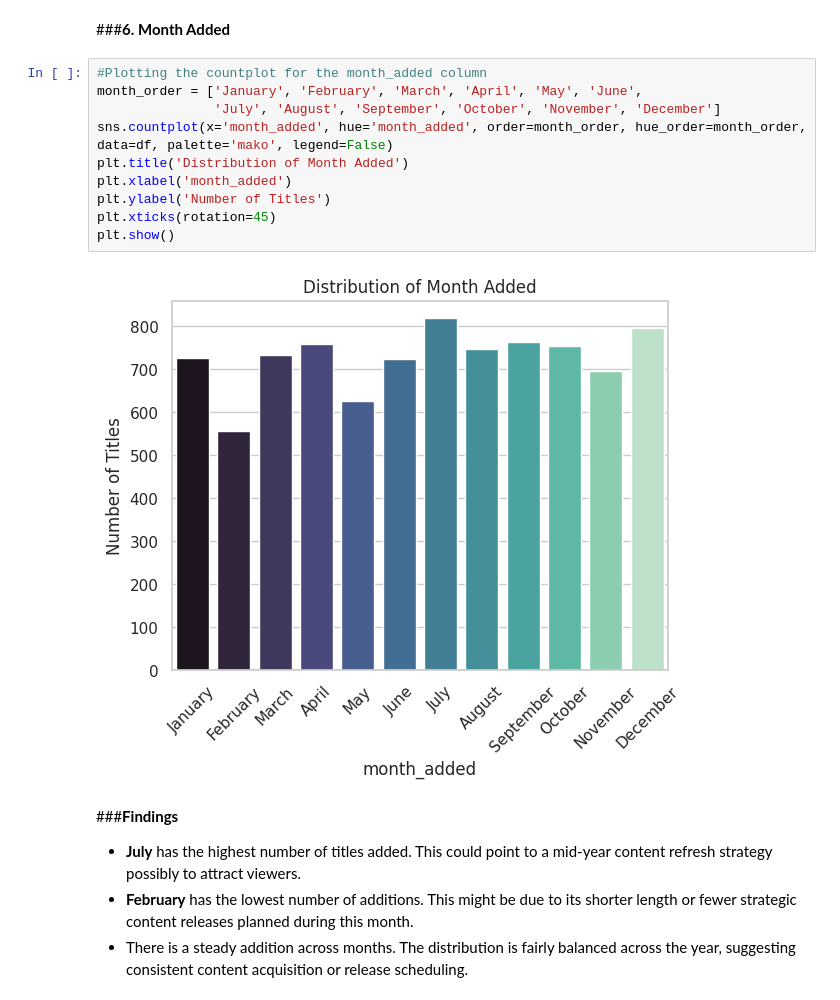
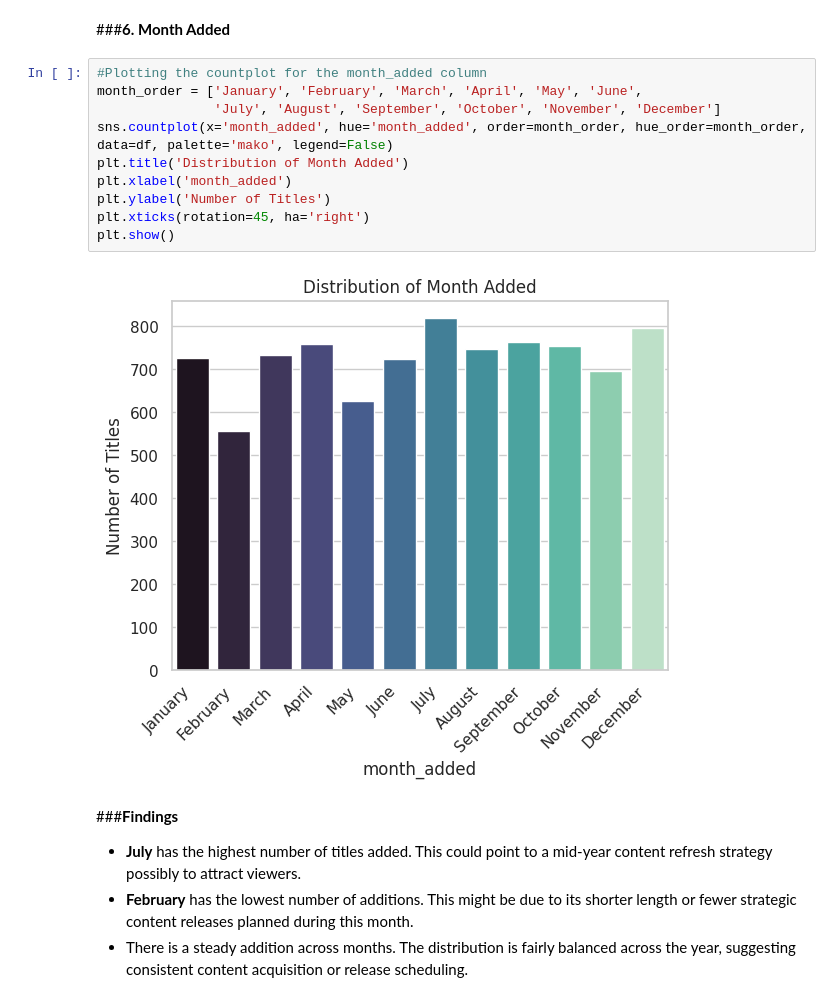
Before and after one commit to StacyChebet/Netflix-EDA, a Jupyter notebook: Netflix_Exploratory_Data_Analysis.ipynb, the cells around one changed output. Drawn from its saved outputs; the diff is of its cells as text.

```diff
--- a/Netflix_Exploratory_Data_Analysis.ipynb
+++ b/Netflix_Exploratory_Data_Analysis.ipynb
@@ -530,15 +531,15 @@ plt.show()
 # %%
 #Plotting the countplot for the month_added column
 month_order = ['January', 'February', 'March', 'April', 'May', 'June',
                'July', 'August', 'September', 'October', 'November', 'December']
 sns.countplot(x='month_added', hue='month_added', order=month_order, hue_order=month_order, data=df, palette='mako', legend=False)
 plt.title('Distribution of Month Added')
 plt.xlabel('month_added')
 plt.ylabel('Number of Titles')
-plt.xticks(rotation=45)
+plt.xticks(rotation=45, ha='right')
 plt.show()
 # %% [output]
-[figure, old version]
+[figure, new version]
 # %% [markdown]
 ###**Findings**
 - **July** has the highest number of titles added. This could point to a mid-year content refresh strategy possibly to attract viewers.
```
Also changed, not shown: parts of 35 cells of this notebook.
